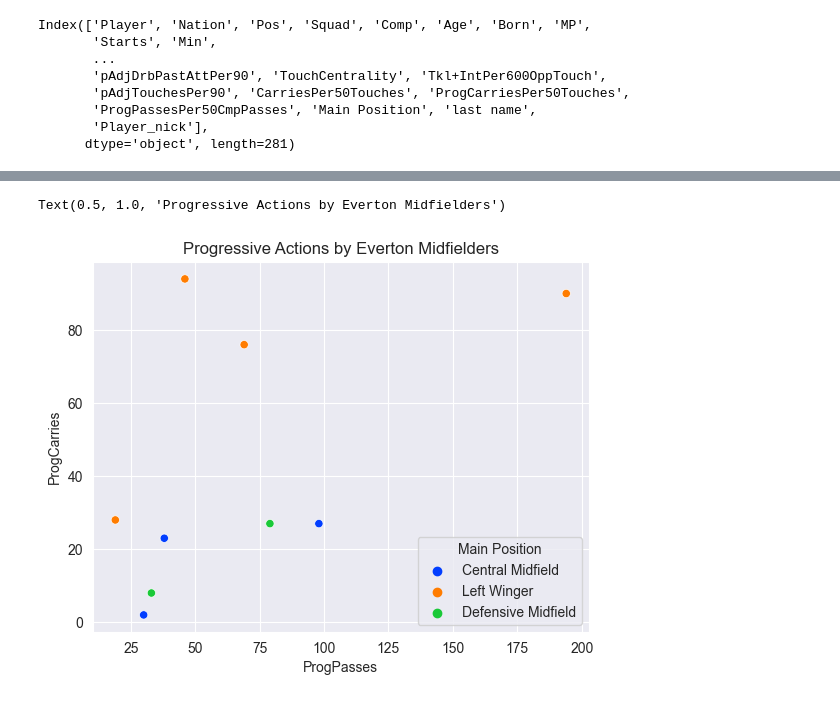
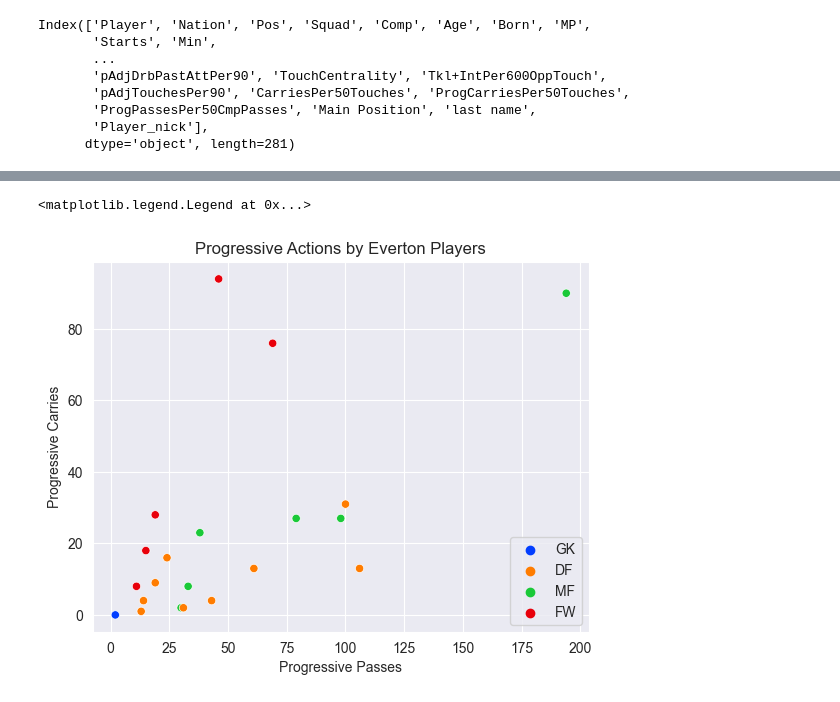
Before and after one commit to AugustSteff/Data-Analysis-in-football, a Jupyter notebook: Premier_League_22-23/Evertons Season/2223.ipynb, the cells around one changed output, grey strips where cells are left out. Drawn from its saved outputs; the diff is of its cells as text; code cells hidden in the pictures.

```diff
--- a/Premier_League_22-23/Evertons Season/2223.ipynb
+++ b/Premier_League_22-23/Evertons Season/2223.ipynb
@@ -238,6 +242,8 @@ player_stats = pd.read_csv(f'{path2}Final FBRef 2022-2023.csv')
 player_stats.loc[player_stats['Player'].str.split().str.len() == 2, 'last name'] = player_stats['Player'].str.split().str[-1]
 # %%
 player_stats["Player_nick"] = player_stats['Player'].astype(str).str[0] +". "+ player_stats["last name"]
+# %%
+player_stats["Pos"] = player_stats['Pos'].astype(str).str[0:2]
 # %%
 player_stats.info()
 # %% [output]
@@ -272,5 +278,7 @@ Index(['Player', 'Nation', 'Pos', 'Squad', 'Comp', 'Age', 'Born', 'MP',
       dtype='object', length=281)
 # %%
 everton_player = player_stats[player_stats['Squad']=='Everton']
+everton_player = everton_player[everton_player['Min']>500]
+everton_player = everton_player.sort_values('last name')
 # %%
 everton_player.iplot(kind='scatter', x='SCA', y='GCA', mode='markers', title='Creative Actions', colorscale='set1',
@@ -291,11 +299,15 @@ midfielder = everton_player[(everton_player['Main Position'].str.contains('Defen
                 (everton_player['Main Position'].str.contains('Right Winger'))]
 midfielder = midfielder[midfielder['Min']> 100]
 # %%
-sns.scatterplot(data=midfielder, x='ProgPasses', y='ProgCarries', hue='Main Position', palette='bright')
-plt.title('Progressive Actions by Everton Midfielders')
+sns.scatterplot(data=everton_player, x='ProgPasses', y='ProgCarries',
+                hue='Pos', palette='bright', hue_order=['GK','DF','MF','FW'])
+plt.title('Progressive Actions by Everton Players')
+plt.xlabel('Progressive Passes')
+plt.ylabel('Progressive Carries')
+plt.legend(loc='lower right')
 # %% [output]
-Text(0.5, 1.0, 'Progressive Actions by Everton Midfielders')
+<matplotlib.legend.Legend at 0x...>
-[figure, old version]
+[figure, new version]
 # %%
 plt.figure(figsize=(10,6))
 sns.barplot(data=everton_player, x='Age', y='Player_nick', color='blue')
```
Also changed, not shown: parts of 26 cells of this notebook, 1 other file.
